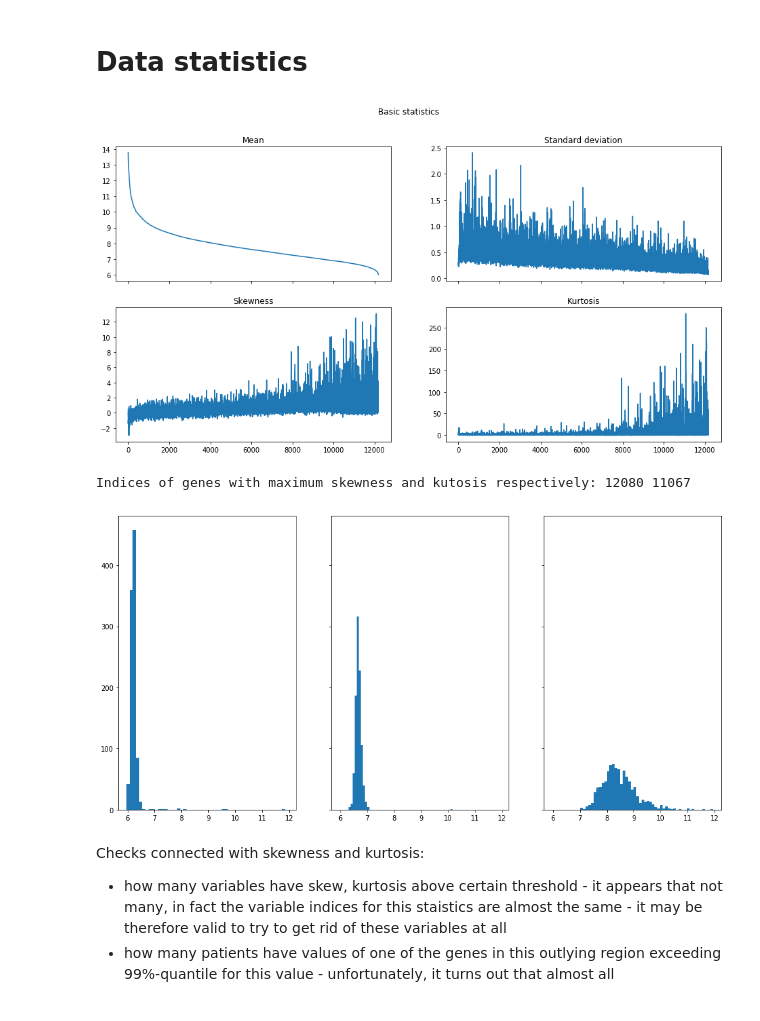
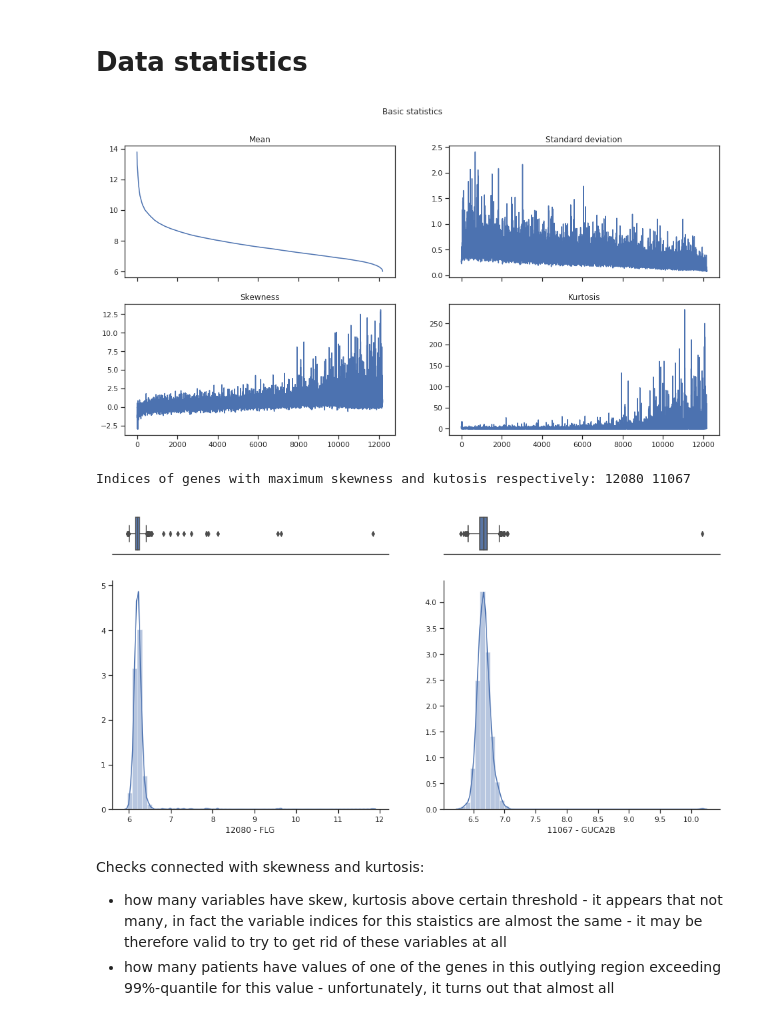
Before and after one commit to sjwilczynski/geneExpr, a Jupyter notebook: Exploration.ipynb, the cells around one changed output. Saved outputs shown, nothing was run; the diff lists cells and outputs as text; code cells hidden in the pictures.

Commit message:
seaborn - more histograms

```diff
--- a/Exploration.ipynb
+++ b/Exploration.ipynb
@@ -10,7 +10,7 @@ np.random.seed(42)
 Populating the interactive namespace from numpy and matplotlib
 # %%
 labels = load_file('data/labels_for_microarray_data.csv')
-dataset = load_file('data/microarray_data.csv')[:, 1:].T
+dataset = pd.read_csv('data/microarray_data.csv', delimiter=",", index_col=0).T
 print(labels.shape, dataset.shape)
 X_train, X_test, y_train, y_test = load_train_and_test_parts()
 print("Train and test sizes: {} {}".format(X_train.shape, X_test.shape))
@@ -64,20 +64,19 @@ def compute_basic_statistics(dataset):
 
 p, means, std, skews, kurtoses = compute_basic_statistics(dataset)
 # %% [output]
-[figure, old version]
+[figure, new version]
 # %%
 skewness_max_index = np.argmax(skews)
 kurtosis_max_index = np.argmax(kurtoses)
 
 print('Indices of genes with maximum skewness and kutosis respectively: {} {}'.format(skewness_max_index, kurtosis_max_index))
 bins = 50
 
-fig, axes = plt.subplots(nrows = 1, ncols=3, figsize = (16,8), sharey=True, sharex=True)
-(ax1, ax2, ax3) = np.array(axes).flatten()
-ax1.hist(dataset[:, skewness_max_index], bins=bins)
-ax2.hist(dataset[:, kurtosis_max_index], bins=bins)
-ax3.hist(dataset[:, 2500], bins=bins)
+fig, axes = plt.subplots(nrows = 2, ncols=2, figsize = (16,8), gridspec_kw={"height_ratios": (.15, .85)})
+(ax_box1, ax_box2, ax_hist1, ax_hist2) = np.array(axes).flatten()
+boxplot_hist(dataset, skewness_max_index, ax_box1, ax_hist1)
+boxplot_hist(dataset, kurtosis_max_index, ax_box2, ax_hist2)
 plt.show()
 # %% [output]
 Indices of genes with maximum skewness and kutosis respectively: 12080 11067
-[figure, old version]
+[figure, new version]
```
Also changed, not shown: parts of 8 cells of this notebook, 1 other file.
